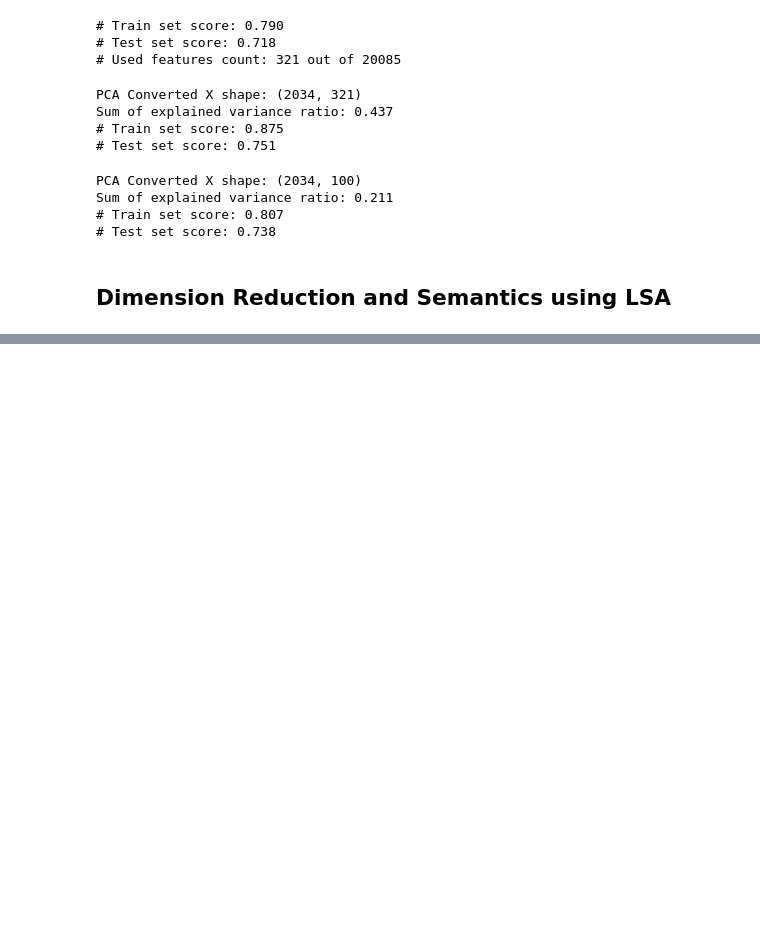
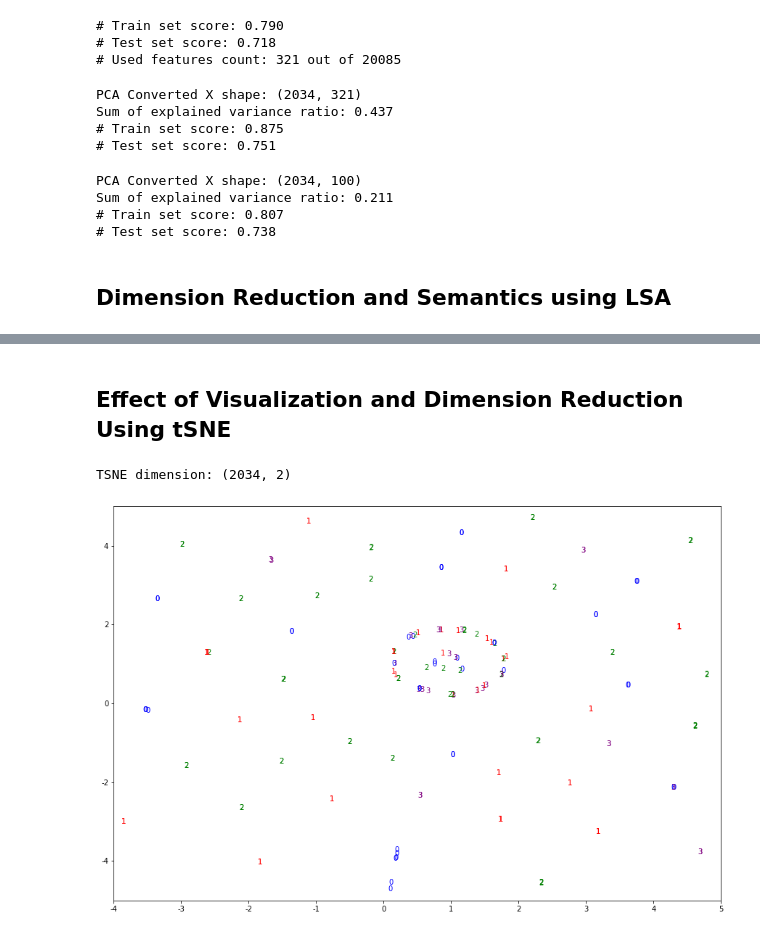
Before and after one commit to RJ-Stony/A-Complete-Guide-to-TM, a Jupyter notebook: 05)Dimensionality_Reduction.ipynb, the cells around one changed output, grey strips where cells are left out. Cells and saved outputs as stored; diff of their text form; code cells hidden in the pictures; blank space fills up the shorter version.

```diff
--- a/05)Dimensionality_Reduction.ipynb
+++ b/05)Dimensionality_Reduction.ipynb
@@ -150,0 +303,40 @@ Sum of explained variance ratio: 0.211
+# %% [markdown]
+## Effect of Visualization and Dimension Reduction Using tSNE
+# %%
+%matplotlib inline
+import matplotlib.pyplot as plt
+import matplotlib as mpl
+
+# Coping with the problem of breaking the negative font in the graph
+mpl.rcParams['axes.unicode_minus'] = False
+# %%
+from sklearn.manifold import TSNE
+
+tfidf = TfidfVectorizer(tokenizer=tokenizer)
+X_train_tfidf = tfidf.fit_transform(X_train)      # Transform train set
+X_test_tfidf = tfidf.transform(X_test)            # Transform test set
+
+tsne = TSNE(n_components=2, random_state=7)
+tsne_tfidf = tsne.fit_transform(X_train_tfidf)
+print('TSNE dimension:', tsne_tfidf.shape)
+
+def tsne_graph(tsne_2, label, lim=None):
+  colors = {0:'blue', 1:'red', 2:'green', 3:'purple'}
+  x = tsne_2[:, 0]      # Use the first compressed dimension as the x-axis
+  y = tsne_2[:, 1]      # Use the second compressed dimension as the y-axis
+  plt.figure(figsize=(15, 10))
+  if lim == None:
+    lim = [min(x), max(x), min(y), max(y)]
+  plt.xlim(lim[0], lim[1])
+  plt.ylim(lim[2], lim[3])
+  # for i in range(500):
+  for i in range(len(x)):
+    # For each value, the color is changed according to the y value, that is, the label is printed on the graph as text.
+    if (lim[0] < x[i] < lim[1]) and (lim[2] < y[i] < lim[3]):
+      plt.text(x[i], y[i], label[i], color = colors[label[i]])
+  plt.show()
+
+tsne_graph(tsne_tfidf, y_train, (-4, 5, -5, 5))
+# %% [output]
+TSNE dimension: (2034, 2)
+[figure, added]
```
Also changed, not shown: parts of 10 cells of this notebook.
